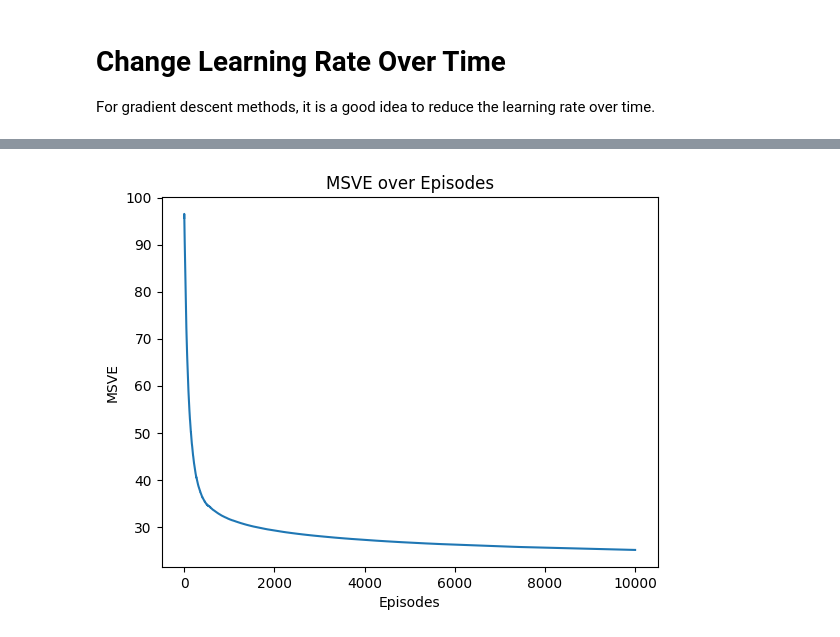
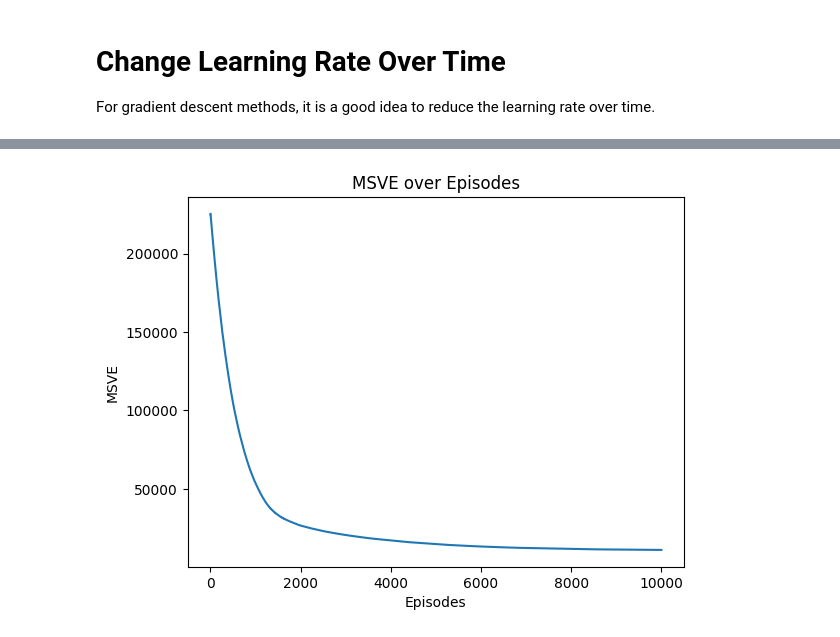
Before and after one commit to mhahsler/Introduction_to_Reinforcement_Learning, a Jupyter notebook: Approximation/simple_grid_world_approximation.ipynb, the cells around one changed output, grey strips where cells are left out. Saved outputs shown, nothing was run; the diff lists cells and outputs as text; code cells hidden in the pictures.

```diff
--- a/Approximation/simple_grid_world_approximation.ipynb
+++ b/Approximation/simple_grid_world_approximation.ipynb
@@ -443,4 +505,4 @@ display(w_list)
 # %%
-for i in [0,9, 100, 500, 999]:
+for i in [0,9, 99, 499, 999, 9999]:
     Q, V, pol = plot_w(w_list[i], title=f"Weights after {i+1} episodes")
 # %% [output]
@@ -452,12 +515,14 @@ for i in [0,9, 100, 500, 999]:
 # %% [markdown]
 Look at MSVE over episodes.
 # %%
-def MSVE_w(w):
+def MSVE_w(w, weight=None):
     Q = np.array([[q_hat(s, a, w) for a in range(env.action_space.n)] for s in range(env.observation_space.n)])
     V = np.max(Q, axis=1)
-    return MSVE(V, V_true)
+    return MSVE(V, V_true, weight=weight)
 
-msve = [MSVE_w(w) for w in w_list]
+all_but_final_state = [1]*(env.observation_space.n-1)+[0]
+
+msve = [MSVE_w(w, weight=all_but_final_state) for w in w_list]
 # %%
 import matplotlib.pyplot as plt
 
@@ -475,15 +542,13 @@ plt.show()
 For gradient descent methods,
 it is a good idea to reduce the learning rate over time.
 # %%
-w = np.zeros(9)
-w_list = []
+def schedule(episode, value_0=0.001, k=0.001):
+    return value_0 / (1 + k * episode)
 
-def alpha_schedule(episode, alpha_0=0.001, k=0.01):
-    return alpha_0 / (1 + k * episode)
-
-for i in range(10000):
-    w = semi_gradient_Sarsa(env, n=1, epsilon=0.1, alpha=alpha_schedule(i), gamma=1, w = w, verbose=False)
-    w_list.append(w.copy())
-
-display(w_list)
+plt.plot([schedule(i, 0.001, 0.001) for i in range(10000)], color = "blue")
+plt.plot([schedule(i, 0.001, 0.1) for i in range(10000)], color = "red")
+plt.xlabel('Episodes')
+plt.ylabel('alpha')
+plt.title('alpha over Episodes')
+plt.show()
 # %% [output]
@@ -506,0 +556,12 @@ display(w_list)
+# %%
+w = np.zeros(9)
+w_list = []
+
+for i in range(10000):
+    #w = semi_gradient_Sarsa(env, n=1, epsilon=schedule(i, value_0=0.1, k=0.01), alpha=schedule(i, value_0=0.001, k=0.001), gamma=1, w = w, verbose=False)
+    #w = semi_gradient_Sarsa(env, n=1, epsilon=schedule(i, value_0=0.5, k=0.001), alpha=schedule(i, value_0=0.001, k=0.001), gamma=1, w = w, verbose=False)
+    #w = semi_gradient_Sarsa(env, n=1, epsilon=.1, alpha=schedule(i, value_0=0.001, k=0.01), gamma=1, w = w, verbose=False)
+    w = semi_gradient_Sarsa(env, n=1, epsilon=schedule(i, value_0=0.5, k=0.01), alpha=0.0001, gamma=1, w = w, verbose=False)
+    w_list.append(w.copy())
+
+display(w_list)
@@ -507,10 +586,10 @@ display(w_list)
 # %%
-msve = [MSVE_w(w) for w in w_list]
+msve = [MSVE_w(w, all_but_final_state) for w in w_list]
 
 plt.plot(msve)
 plt.xlabel('Episodes')
 plt.ylabel('MSVE')
 plt.title('MSVE over Episodes')
 plt.show()
 # %% [output]
-[figure, old version]
+[figure, new version]
```
Also changed, not shown: parts of 43 cells of this notebook, 4 other files.
